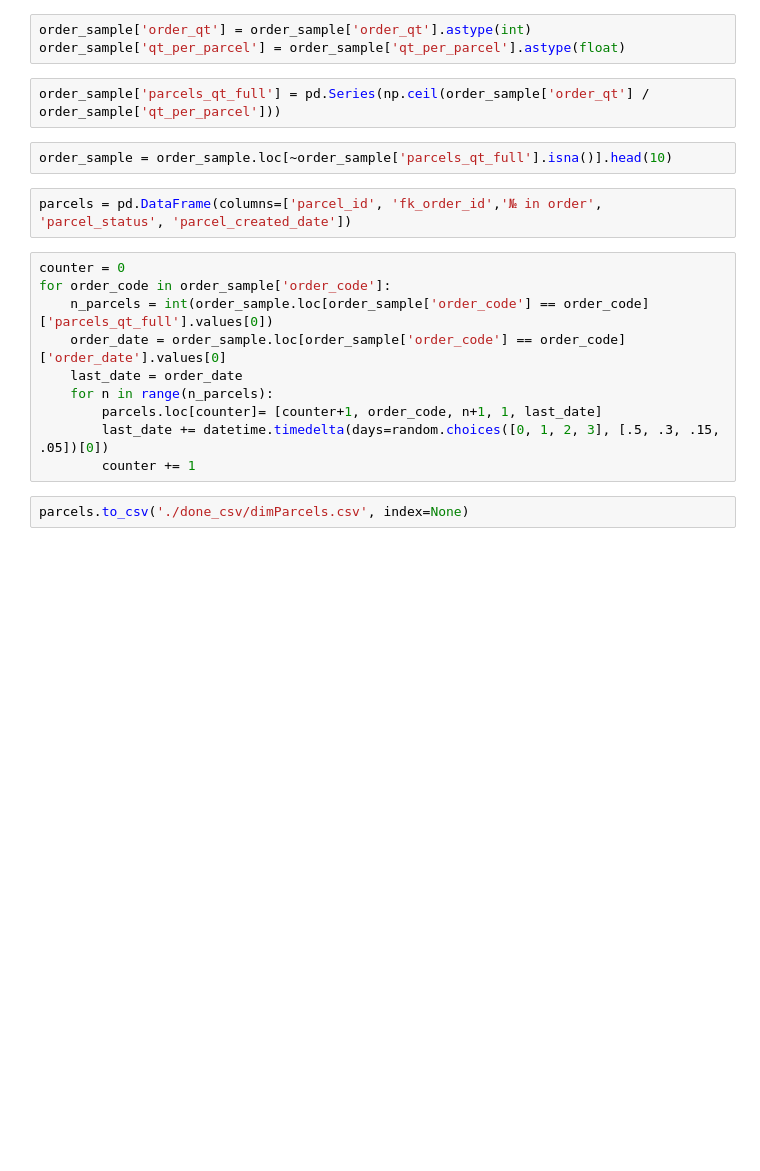
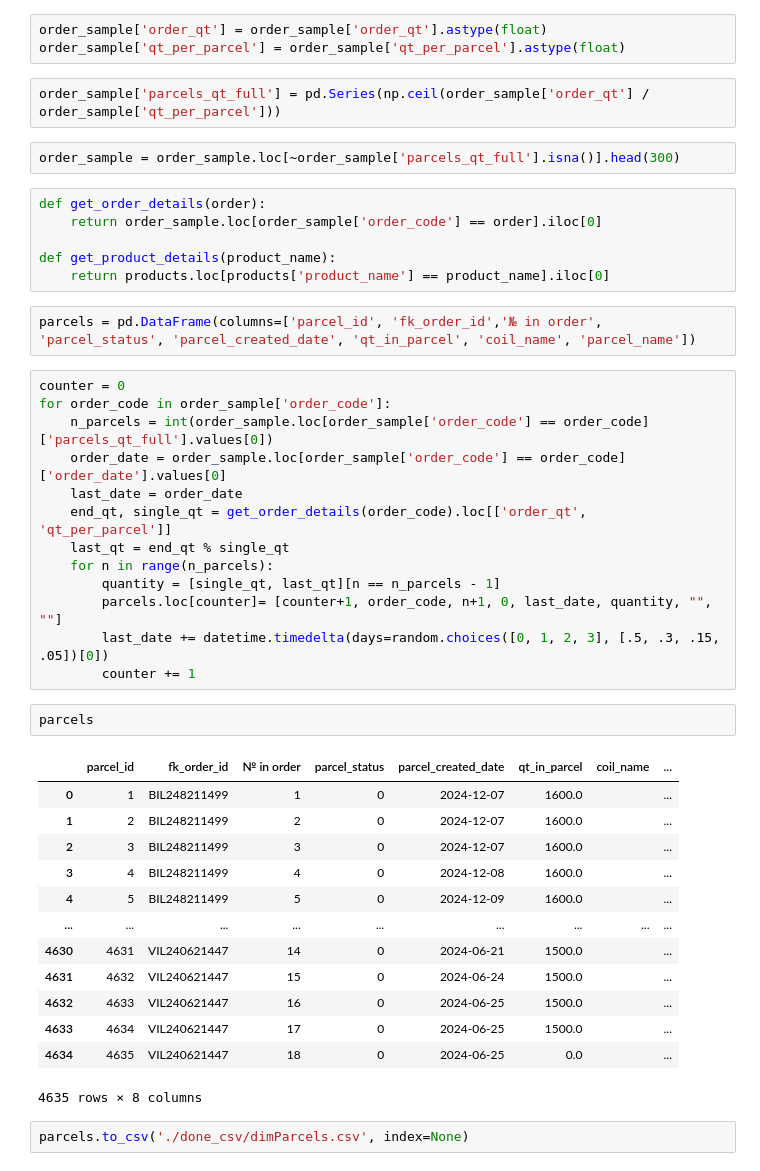
Before and after one commit to Demvok/Trivium, a Jupyter notebook: DB/Factories, Parcels, Runs.ipynb, the cells around one changed output. Drawn from its saved outputs; the diff is of its cells as text; blank space fills up the shorter version.

```diff
--- a/DB/Factories, Parcels, Runs.ipynb
+++ b/DB/Factories, Parcels, Runs.ipynb
@@ -33,24 +39,49 @@ def get_qt_per_parcil(product_name):
 # %%
 order_sample['qt_per_parcel'] = order_sample['product_name'].apply(get_qt_per_parcil)
 # %%
-order_sample['order_qt'] = order_sample['order_qt'].astype(int)
+order_sample['order_qt'] = order_sample['order_qt'].astype(float)
 order_sample['qt_per_parcel'] = order_sample['qt_per_parcel'].astype(float)
 # %%
 order_sample['parcels_qt_full'] = pd.Series(np.ceil(order_sample['order_qt'] / order_sample['qt_per_parcel']))
 # %%
-order_sample = order_sample.loc[~order_sample['parcels_qt_full'].isna()].head(10)
+order_sample = order_sample.loc[~order_sample['parcels_qt_full'].isna()].head(300)
+# %%
+def get_order_details(order):
+    return order_sample.loc[order_sample['order_code'] == order].iloc[0]
+
+def get_product_details(product_name):
+    return products.loc[products['product_name'] == product_name].iloc[0]
 # %%
-parcels = pd.DataFrame(columns=['parcel_id', 'fk_order_id','№ in order', 'parcel_status', 'parcel_created_date'])
+parcels = pd.DataFrame(columns=['parcel_id', 'fk_order_id','№ in order', 'parcel_status', 'parcel_created_date', 'qt_in_parcel', 'coil_name', 'parcel_name'])
 # %%
 counter = 0
 for order_code in order_sample['order_code']:
     n_parcels = int(order_sample.loc[order_sample['order_code'] == order_code]['parcels_qt_full'].values[0])
     order_date = order_sample.loc[order_sample['order_code'] == order_code]['order_date'].values[0]
     last_date = order_date
+    end_qt, single_qt = get_order_details(order_code).loc[['order_qt', 'qt_per_parcel']]
+    last_qt = end_qt % single_qt
     for n in range(n_parcels):
-        parcels.loc[counter]= [counter+1, order_code, n+1, 1, last_date]
+        quantity = [single_qt, last_qt][n == n_parcels - 1]
+        parcels.loc[counter]= [counter+1, order_code, n+1, 0, last_date, quantity, "", ""]
         last_date += datetime.timedelta(days=random.choices([0, 1, 2, 3], [.5, .3, .15, .05])[0])
         counter += 1
+# %%
+parcels
+# %% [output]
+|  | parcel_id | fk_order_id | № in order | parcel_status | parcel_created_date | qt_in_parcel | coil_name | ... |
+| 0 | 1 | BIL248211499 | 1 | 0 | 2024-12-07 | 1600.0 |  | ... |
+| 1 | 2 | BIL248211499 | 2 | 0 | 2024-12-07 | 1600.0 |  | ... |
+| 2 | 3 | BIL248211499 | 3 | 0 | 2024-12-07 | 1600.0 |  | ... |
+| 3 | 4 | BIL248211499 | 4 | 0 | 2024-12-08 | 1600.0 |  | ... |
+| 4 | 5 | BIL248211499 | 5 | 0 | 2024-12-09 | 1600.0 |  | ... |
+| ... | ... | ... | ... | ... | ... | ... | ... | ... |
+| 4630 | 4631 | VIL240621447 | 14 | 0 | 2024-06-21 | 1500.0 |  | ... |
+| 4631 | 4632 | VIL240621447 | 15 | 0 | 2024-06-24 | 1500.0 |  | ... |
+| 4632 | 4633 | VIL240621447 | 16 | 0 | 2024-06-25 | 1500.0 |  | ... |
+| 4633 | 4634 | VIL240621447 | 17 | 0 | 2024-06-25 | 1500.0 |  | ... |
+| 4634 | 4635 | VIL240621447 | 18 | 0 | 2024-06-25 | 0.0 |  | ... |
+4635 rows × 8 columns
 # %%
 parcels.to_csv('./done_csv/dimParcels.csv', index=None)
 # %%
```
Also changed, not shown: parts of 9 cells of this notebook, 23 other files.
